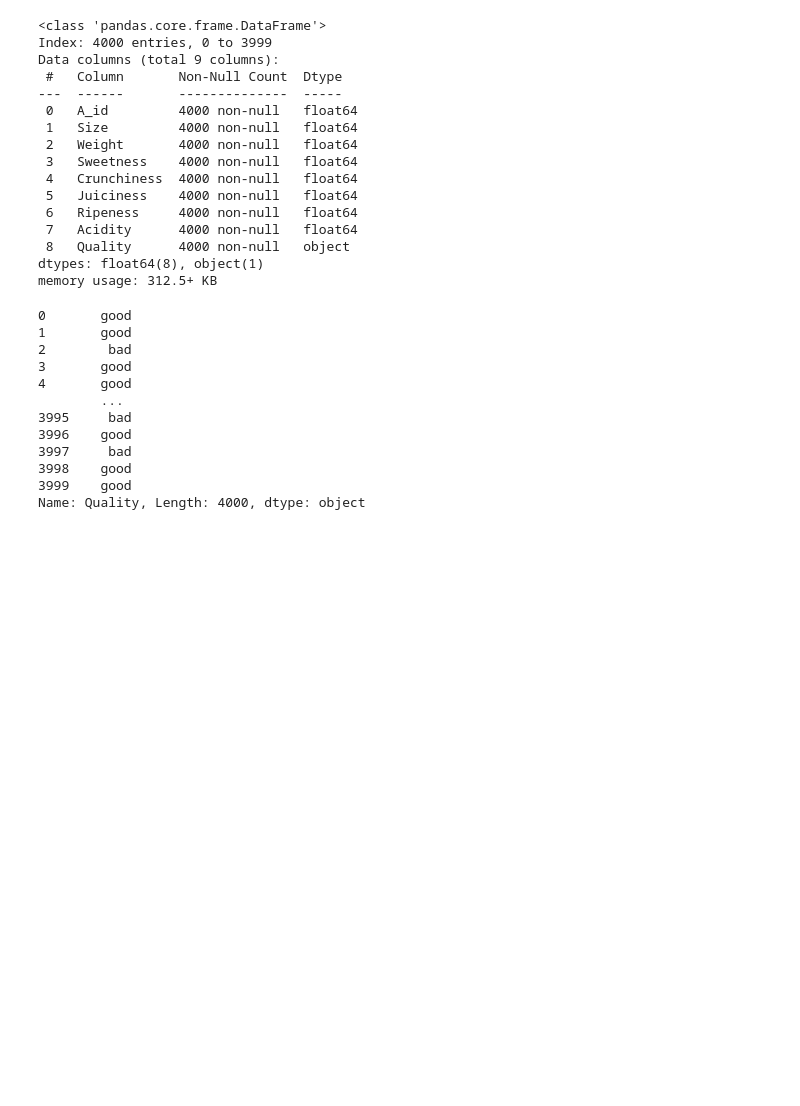
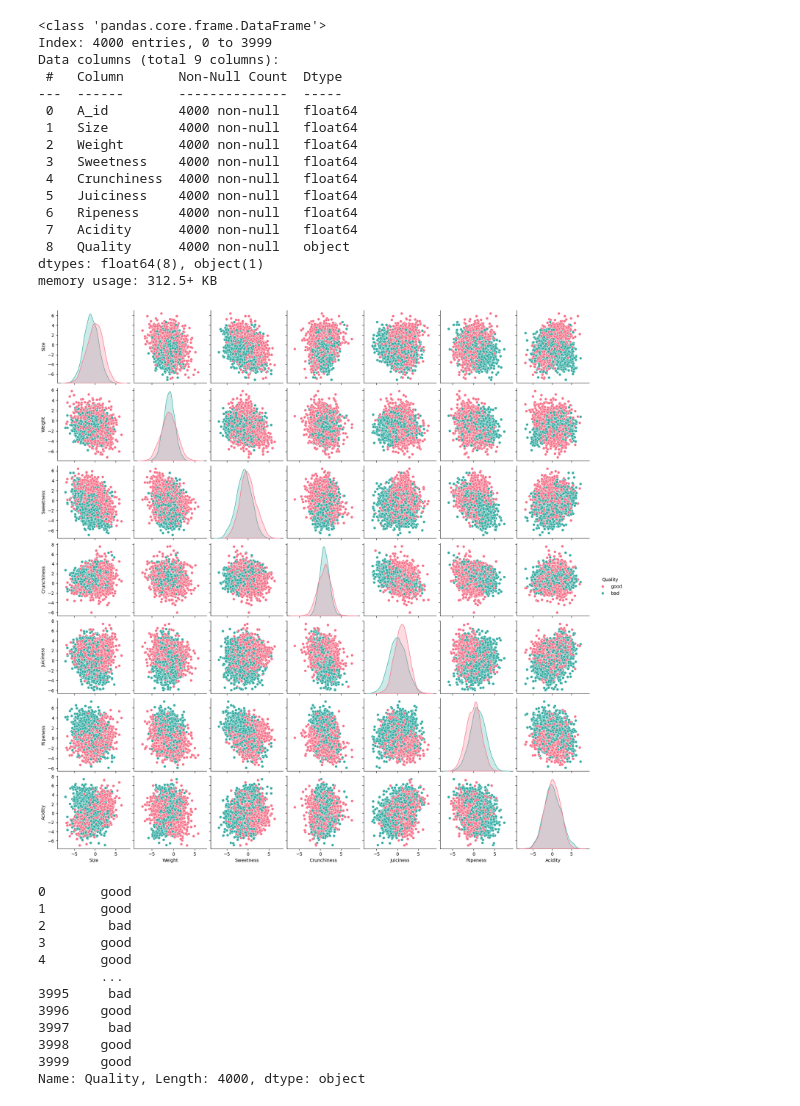
Before and after one commit to AntoBrgt/Apple_quality, a Jupyter notebook: apple_quality.ipynb, the cells around one changed output. Saved outputs shown, nothing was run; the diff lists cells and outputs as text; code cells hidden in the pictures; blank space fills up the shorter version.

```diff
--- a/apple_quality.ipynb
+++ b/apple_quality.ipynb
@@ -171,6 +200,15 @@ Data columns (total 9 columns):
  8   Quality      4000 non-null   object
 dtypes: float64(8), object(1)
 memory usage: 312.5+ KB
+# %%
+import seaborn as sns
+
+# Tracer un pairplot
+apple_cleaned = apple_cleaned.drop(columns=['A_id'])
+sns.pairplot(apple_cleaned, hue='Quality', palette='husl')
+plt.show()
+# %% [output]
+[figure, added]
 # %%
 apple_cleaned["Quality"]
 # %% [output]
```
Also changed, not shown: parts of 35 cells of this notebook, 1 other file.
